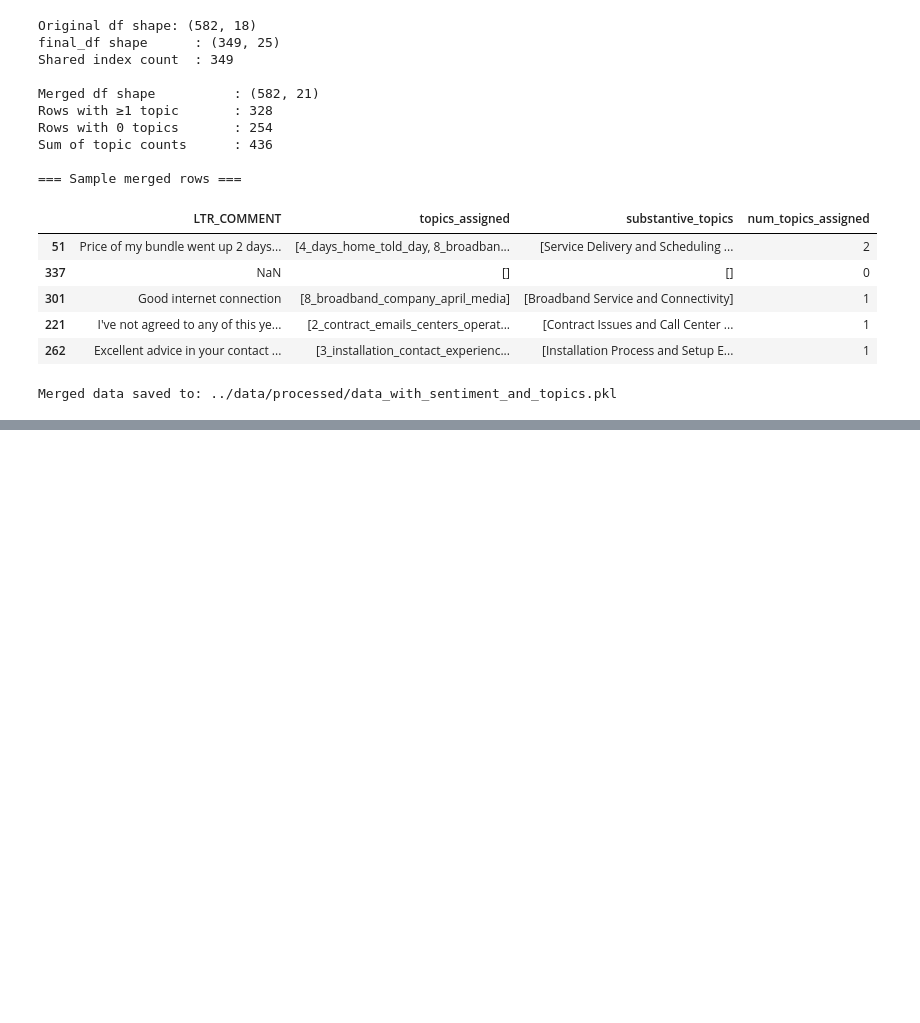
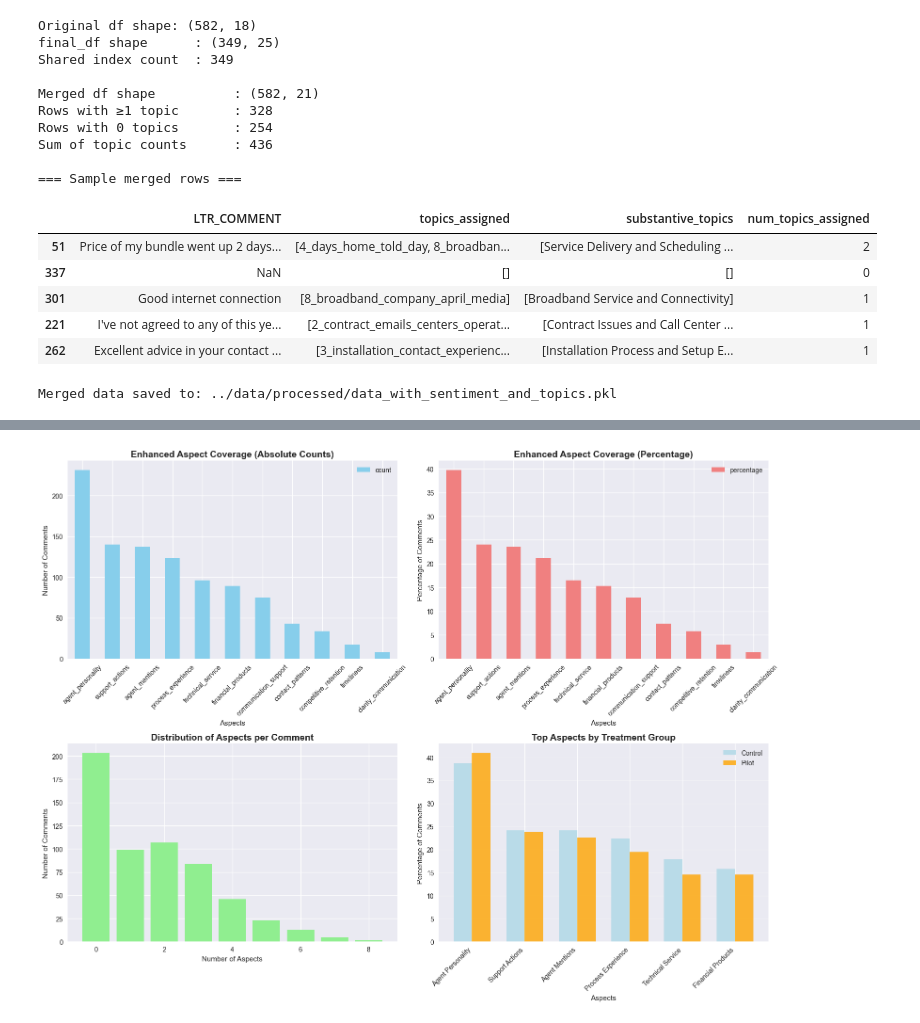
Before and after one commit to Ry-Rousseau/NLP_Call_Script_Analysis, a Jupyter notebook: notebooks/topic_theme_modelling.ipynb, the cells around one changed output, grey strips where cells are left out. Drawn from its saved outputs; the diff is of its cells as text; code cells hidden in the pictures; blank space fills up the shorter version.

```diff
--- a/notebooks/topic_theme_modelling.ipynb
+++ b/notebooks/topic_theme_modelling.ipynb
@@ -1926,0 +2153,87 @@ Merged data saved to: ../data/processed/data_with_sentiment_and_topics.pkl
+# %%
+# Create comprehensive visualizations for enhanced aspects
+import matplotlib.pyplot as plt
+import seaborn as sns
+import numpy as np
+from scipy.stats import chi2_contingency
+
+# Set up the visualization style
+plt.style.use('seaborn-v0_8')
+sns.set_palette("husl")
+
+# 1. Aspect Coverage Overview
+fig, ((ax1, ax2), (ax3, ax4)) = plt.subplots(2, 2, figsize=(16, 12))
+
+# Coverage bar chart
+coverage_df.plot(kind='bar', y='count', ax=ax1, color='skyblue')
+ax1.set_title('Enhanced Aspect Coverage (Absolute Counts)', fontsize=14, fontweight='bold')
+ax1.set_xlabel('Aspects')
+ax1.set_ylabel('Number of Comments')
+ax1.tick_params(axis='x', rotation=45)
+
+# Coverage percentage
+coverage_df.plot(kind='bar', y='percentage', ax=ax2, color='lightcoral')
+ax2.set_title('Enhanced Aspect Coverage (Percentage)', fontsize=14, fontweight='bold')
+ax2.set_xlabel('Aspects')
+ax2.set_ylabel('Percentage of Comments')
+ax2.tick_params(axis='x', rotation=45)
+
+# Number of aspects per comment distribution
+aspect_dist = df_enhanced['num_aspects_enhanced'].value_counts().sort_index()
+ax3.bar(aspect_dist.index, aspect_dist.values, color='lightgreen')
+ax3.set_title('Distribution of Aspects per Comment', fontsize=14, fontweight='bold')
+ax3.set_xlabel('Number of Aspects')
+ax3.set_ylabel('Number of Comments')
+
+# Treatment comparison for top aspects
+top_aspects = coverage_df.head(6).index.tolist()
+treatment_comparison = []
+
+for aspect in top_aspects:
+    col_name = f'aspect_{aspect}'
+
+    # Get counts by treatment
+    control_count = df_enhanced[df_enhanced['TREATMENT_BINARY'] == 0][col_name].sum()
+    pilot_count = df_enhanced[df_enhanced['TREATMENT_BINARY'] == 1][col_name].sum()
+
+    control_total = (df_enhanced['TREATMENT_BINARY'] == 0).sum()
+    pilot_total = (df_enhanced['TREATMENT_BINARY'] == 1).sum()
+
+    control_pct = (control_count / control_total) * 100
+    pilot_pct = (pilot_count / pilot_total) * 100
+
+    treatment_comparison.append({
+        'aspect': aspect,
+        'control_pct': control_pct,
+        'pilot_pct': pilot_pct,
+        'difference': pilot_pct - control_pct
+    })
+
+treatment_df = pd.DataFrame(treatment_comparison)
+
+# Treatment comparison visualization
+x_pos = np.arange(len(treatment_df))
+width = 0.35
+
+bars1 = ax4.bar(x_pos - width/2, treatment_df['control_pct'], width,
+                label='Control', color='lightblue', alpha=0.8)
+bars2 = ax4.bar(x_pos + width/2, treatment_df['pilot_pct'], width,
+                label='Pilot', color='orange', alpha=0.8)
+
+ax4.set_title('Top Aspects by Treatment Group', fontsize=14, fontweight='bold')
+ax4.set_xlabel('Aspects')
+ax4.set_ylabel('Percentage of Comments')
+ax4.set_xticks(x_pos)
+ax4.set_xticklabels([asp.replace('_', ' ').title() for asp in treatment_df['aspect']],
+                    rotation=45, ha='right')
+ax4.legend()
+ax4.grid(axis='y', alpha=0.3)
+
+plt.tight_layout()
+plt.savefig('../results/visualizations/topic_modeling/enhanced_aspect_analysis.png',
+            dpi=300, bbox_inches='tight')
+plt.show()
+
+print("=== Treatment Comparison Results ===")
+# %% [output]
+[figure, added]
```
Also changed, not shown: parts of 13 cells of this notebook, 14 other files.
